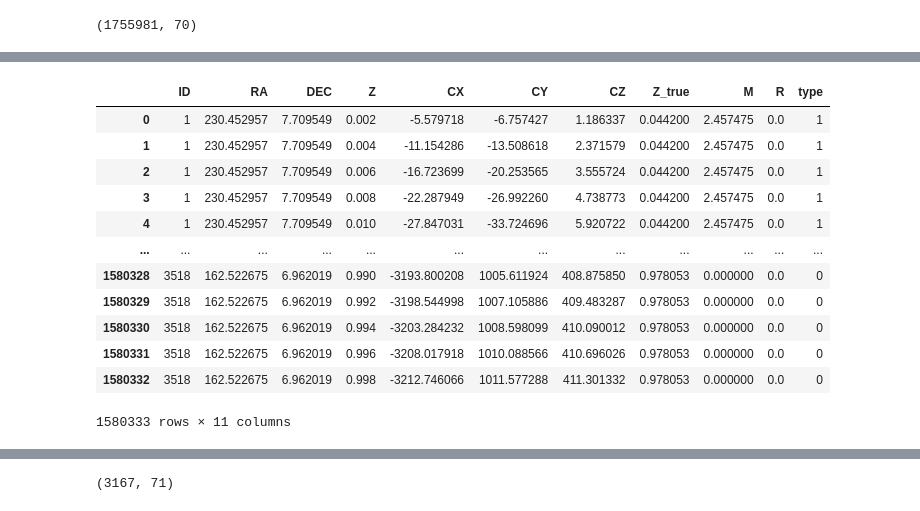
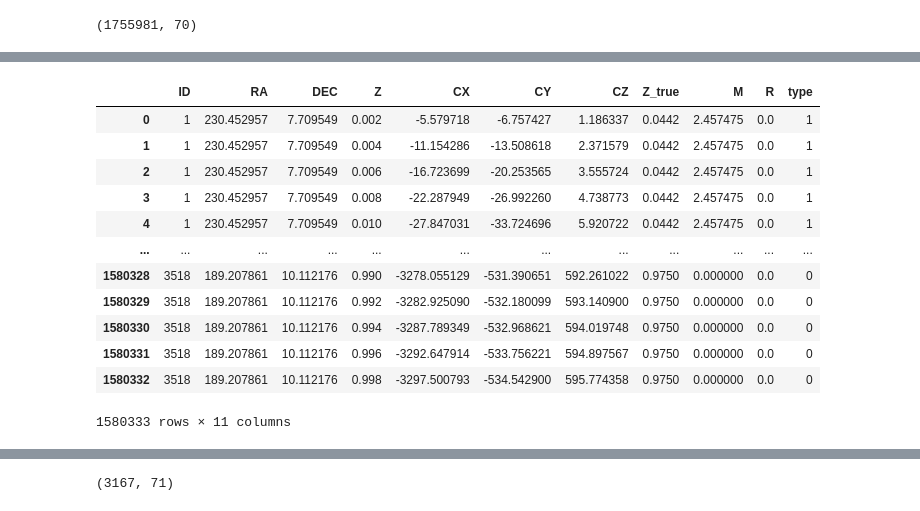
Before and after one commit to SVasi1yev/MSU_filaments_seg, a Jupyter notebook: ACT_05.ipynb, the cells around one changed output, grey strips where cells are left out. Cells and saved outputs as stored; diff of their text form; code cells hidden in the pictures.

```diff
--- a/ACT_05.ipynb
+++ b/ACT_05.ipynb
@@ -183,7 +192,7 @@ clusters
 # %%
 sigmas = [round(i, 1) for i in np.arange(0.2, 14.2, 0.2)]
 # %%
-f_name = 'ACT_05_dists.npy'
+f_name = 'ACT_05_dists_without_noise.npy'
 if os.path.exists(f_name):
     with open(f_name, 'rb') as f:
         dists = np.load(f)
@@ -203,6 +212,12 @@ else:
 print(dists.shape)
 # %% [output]
 (3519, 70)
+# %%
+clusters_to_save = clusters.copy()
+for i, sigma in enumerate(sigmas):
+    clusters_to_save[f'd_{sigma}'] = dists[:, i]
+
+clusters_to_save.to_csv('ACT_clusters.csv', index=False)
 # %%
 z = [round(i, 4) for i in np.arange(0.002, 1.0, 0.002)]
 
@@ -263,0 +285,13 @@ print(dists_ext.shape)
+# %%
+true_m_mask = true_clusters['M'] > 0
+print(true_m_mask.sum())
+false_m_mask = np.array([False] * false_clusters.shape[0])
+false_m_mask[::] = True
+m_mask = np.concatenate((true_m_mask, false_m_mask))
+z_mask = clusters['Z'] < 1.1
+
+full_mask = m_mask * z_mask
+
+clusters_f = clusters.loc[full_mask].copy()
+
+clusters_f[clusters_f['type'] == 1].shape
@@ -265,12 +302,12 @@ print(dists_ext.shape)
 TEST_RATIO = 0.1
 select_step = int(1.01 // TEST_RATIO)
 
-mask = np.array([True] * clusters.shape[0])
+mask = np.array([True] * clusters_f.shape[0])
 mask[::select_step] = False
 
-train_clusters = clusters.loc[mask]
+train_clusters = clusters_f.loc[mask].copy()
 train_clusters.reset_index(drop=True, inplace=True)
-test_clusters = clusters.loc[~mask]
+test_clusters = clusters_f.loc[~mask].copy()
 test_clusters.reset_index(drop=True, inplace=True)
 # %%
 train_clusters
@@ -306,20 +343,21 @@ test_clusters
 352 rows × 10 columns
 # %%
-train_clusters_ext = clusters_ext[clusters_ext['ID'].isin(train_clusters['ID'])]
+train_mask_ext = clusters_ext['ID'].isin(train_clusters['ID'])
+train_clusters_ext = clusters_ext[train_mask_ext].copy()
 train_clusters_ext.reset_index(drop=True, inplace=True)
 train_clusters_ext
 # %% [output]
 |  | ID | RA | DEC | Z | CX | CY | CZ | Z_true | M | R | type |
-| 0 | 1 | 230.452957 | 7.709549 | 0.002 | -5.579718 | -6.757427 | 1.186337 | 0.044200 | 2.457475 | 0.0 | 1 |
-| 1 | 1 | 230.452957 | 7.709549 | 0.004 | -11.154286 | -13.508618 | 2.371579 | 0.044200 | 2.457475 | 0.0 | 1 |
-| 2 | 1 | 230.452957 | 7.709549 | 0.006 | -16.723699 | -20.253565 | 3.555724 | 0.044200 | 2.457475 | 0.0 | 1 |
-| 3 | 1 | 230.452957 | 7.709549 | 0.008 | -22.287949 | -26.992260 | 4.738773 | 0.044200 | 2.457475 | 0.0 | 1 |
-| 4 | 1 | 230.452957 | 7.709549 | 0.010 | -27.847031 | -33.724696 | 5.920722 | 0.044200 | 2.457475 | 0.0 | 1 |
+| 0 | 1 | 230.452957 | 7.709549 | 0.002 | -5.579718 | -6.757427 | 1.186337 | 0.0442 | 2.457475 | 0.0 | 1 |
+| 1 | 1 | 230.452957 | 7.709549 | 0.004 | -11.154286 | -13.508618 | 2.371579 | 0.0442 | 2.457475 | 0.0 | 1 |
+| 2 | 1 | 230.452957 | 7.709549 | 0.006 | -16.723699 | -20.253565 | 3.555724 | 0.0442 | 2.457475 | 0.0 | 1 |
+| 3 | 1 | 230.452957 | 7.709549 | 0.008 | -22.287949 | -26.992260 | 4.738773 | 0.0442 | 2.457475 | 0.0 | 1 |
+| 4 | 1 | 230.452957 | 7.709549 | 0.010 | -27.847031 | -33.724696 | 5.920722 | 0.0442 | 2.457475 | 0.0 | 1 |
 | ... | ... | ... | ... | ... | ... | ... | ... | ... | ... | ... | ... |
-| 1580328 | 3518 | 162.522675 | 6.962019 | 0.990 | -3193.800208 | 1005.611924 | 408.875850 | 0.978053 | 0.000000 | 0.0 | 0 |
-| 1580329 | 3518 | 162.522675 | 6.962019 | 0.992 | -3198.544998 | 1007.105886 | 409.483287 | 0.978053 | 0.000000 | 0.0 | 0 |
-| 1580330 | 3518 | 162.522675 | 6.962019 | 0.994 | -3203.284232 | 1008.598099 | 410.090012 | 0.978053 | 0.000000 | 0.0 | 0 |
-| 1580331 | 3518 | 162.522675 | 6.962019 | 0.996 | -3208.017918 | 1010.088566 | 410.696026 | 0.978053 | 0.000000 | 0.0 | 0 |
-| 1580332 | 3518 | 162.522675 | 6.962019 | 0.998 | -3212.746066 | 1011.577288 | 411.301332 | 0.978053 | 0.000000 | 0.0 | 0 |
+| 1580328 | 3518 | 189.207861 | 10.112176 | 0.990 | -3278.055129 | -531.390651 | 592.261022 | 0.9750 | 0.000000 | 0.0 | 0 |
+| 1580329 | 3518 | 189.207861 | 10.112176 | 0.992 | -3282.925090 | -532.180099 | 593.140900 | 0.9750 | 0.000000 | 0.0 | 0 |
+| 1580330 | 3518 | 189.207861 | 10.112176 | 0.994 | -3287.789349 | -532.968621 | 594.019748 | 0.9750 | 0.000000 | 0.0 | 0 |
+| 1580331 | 3518 | 189.207861 | 10.112176 | 0.996 | -3292.647914 | -533.756221 | 594.897567 | 0.9750 | 0.000000 | 0.0 | 0 |
+| 1580332 | 3518 | 189.207861 | 10.112176 | 0.998 | -3297.500793 | -534.542900 | 595.774358 | 0.9750 | 0.000000 | 0.0 | 0 |
 1580333 rows × 11 columns
 # %%
```
Also changed, not shown: parts of 59 cells of this notebook, 1 other file.
